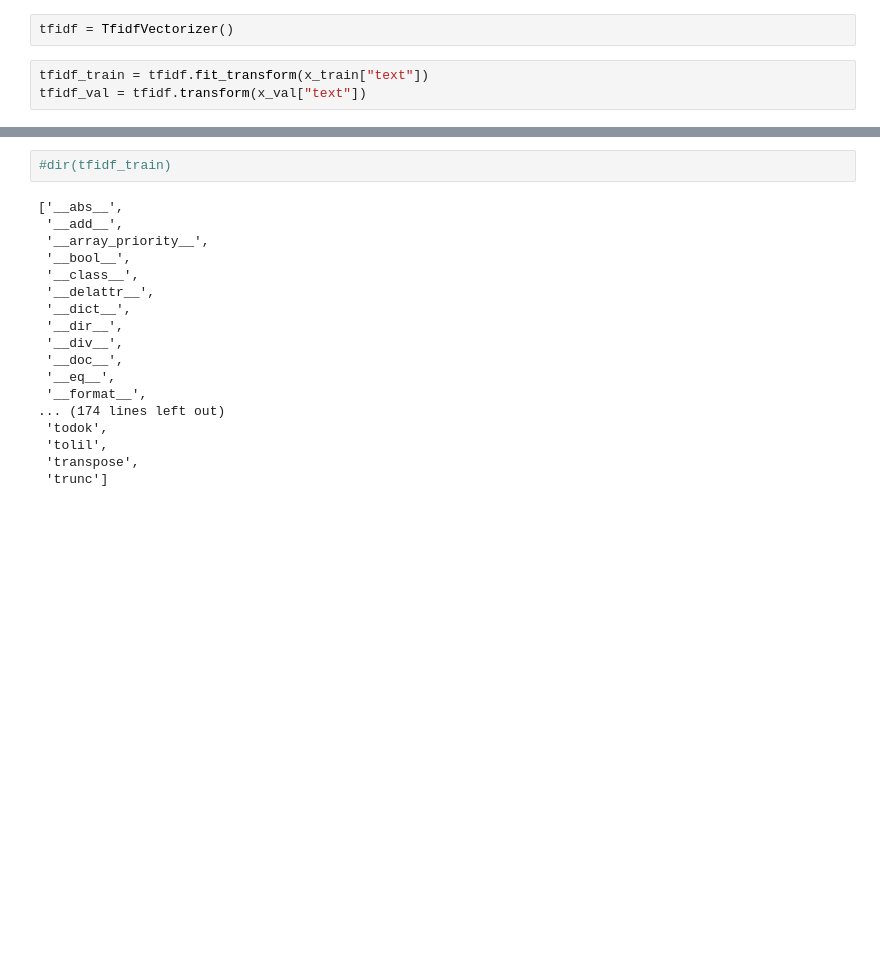
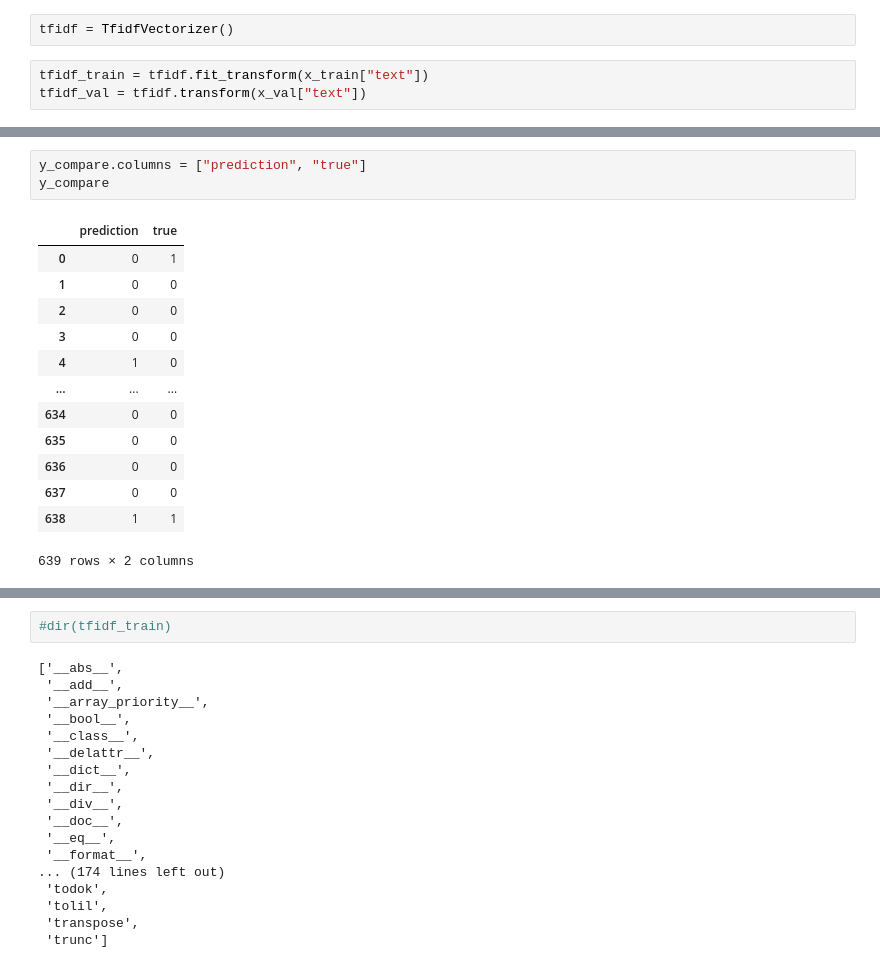
Before and after one commit to freeebooksdotcom/twitter_brand_emotions_project, a Jupyter notebook: Naive Bayes Model.ipynb, the cells around one changed output, grey strips where cells are left out. Saved outputs shown, nothing was run; the diff lists cells and outputs as text; blank space fills up the shorter version.

```diff
--- a/Naive Bayes Model.ipynb
+++ b/Naive Bayes Model.ipynb
@@ -41,0 +133,17 @@ accuracy_score(y_pred, y_val["target"])
+# %%
+y_compare.columns = ["prediction", "true"]
+y_compare
+# %% [output]
+|  | prediction | true |
+| 0 | 0 | 1 |
+| 1 | 0 | 0 |
+| 2 | 0 | 0 |
+| 3 | 0 | 0 |
+| 4 | 1 | 0 |
+| ... | ... | ... |
+| 634 | 0 | 0 |
+| 635 | 0 | 0 |
+| 636 | 0 | 0 |
+| 637 | 0 | 0 |
+| 638 | 1 | 1 |
+639 rows × 2 columns
```
Also changed, not shown: parts of 19 cells of this notebook.
